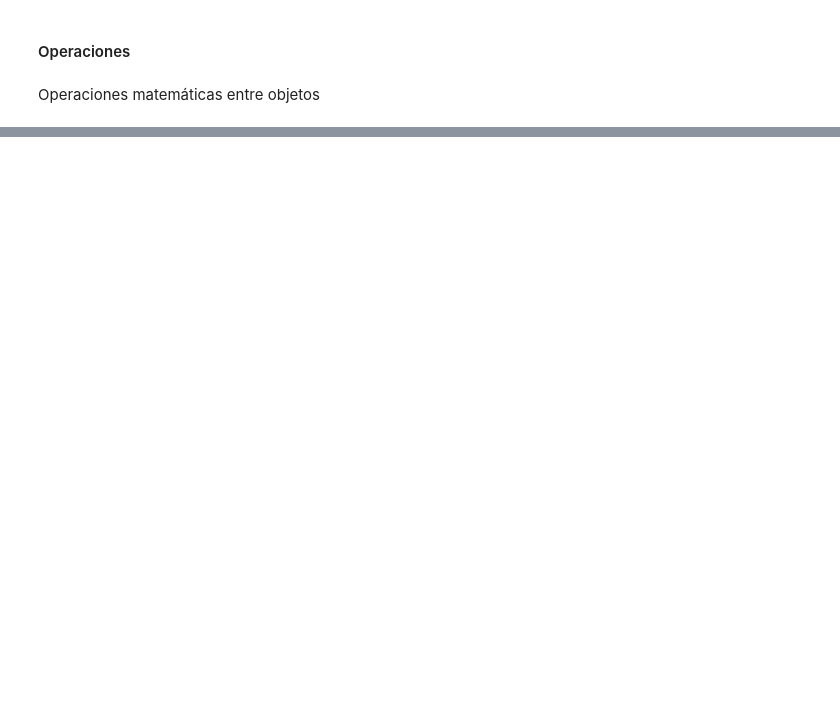
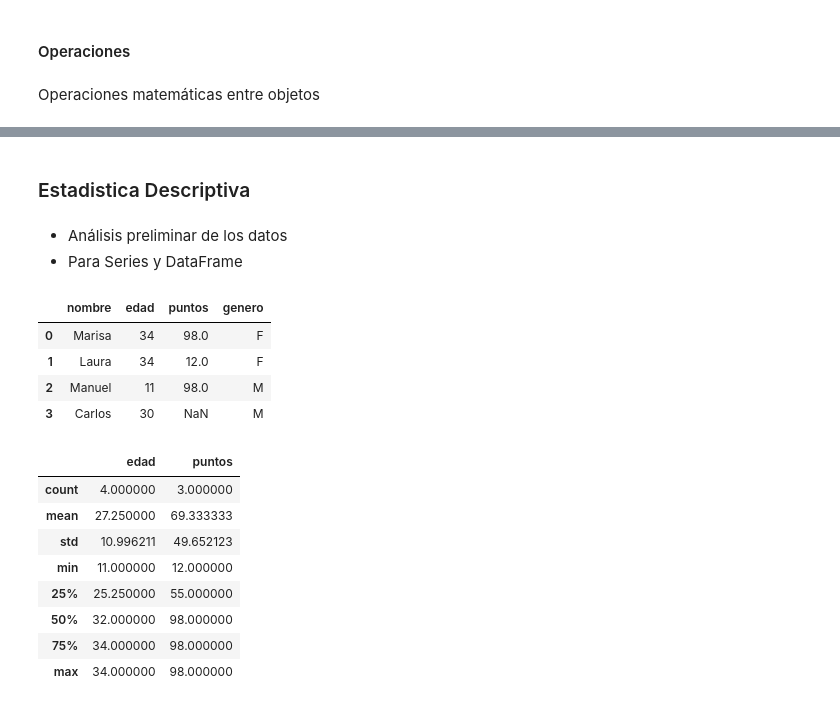
Before and after one commit to tiven29/Python-2026, a Jupyter notebook: extructura_de_datos.ipynb, the cells around one changed output, grey strips where cells are left out. Drawn from its saved outputs; the diff is of its cells as text; code cells hidden in the pictures; blank space fills up the shorter version.

```diff
--- a/extructura_de_datos.ipynb
+++ b/extructura_de_datos.ipynb
@@ -236,0 +336,26 @@ display(frameC + frameA)
+# %% [markdown]
+### Estadistica Descriptiva
+# %% [markdown]
+* Análisis preliminar de los datos
+* Para Series y DataFrame
+# %%
+diccionario = { "nombre" : ["Marisa","Laura","Manuel", "Carlos"], "edad" : [34,34,11,30],
+               "puntos" : [98,12,98,np.nan], "genero": ["F", "F", "M", "M"] }
+frame = pd.DataFrame(diccionario)
+display(frame)
+display(frame.describe()) # datos generales de elementos
+# %% [output]
+|  | nombre | edad | puntos | genero |
+| 0 | Marisa | 34 | 98.0 | F |
+| 1 | Laura | 34 | 12.0 | F |
+| 2 | Manuel | 11 | 98.0 | M |
+| 3 | Carlos | 30 | NaN | M |
+|  | edad | puntos |
+| count | 4.000000 | 3.000000 |
+| mean | 27.250000 | 69.333333 |
+| std | 10.996211 | 49.652123 |
+| min | 11.000000 | 12.000000 |
+| 25% | 25.250000 | 55.000000 |
+| 50% | 32.000000 | 98.000000 |
+| 75% | 34.000000 | 98.000000 |
+| max | 34.000000 | 98.000000 |
```
Also changed, not shown: parts of 64 cells of this notebook.
